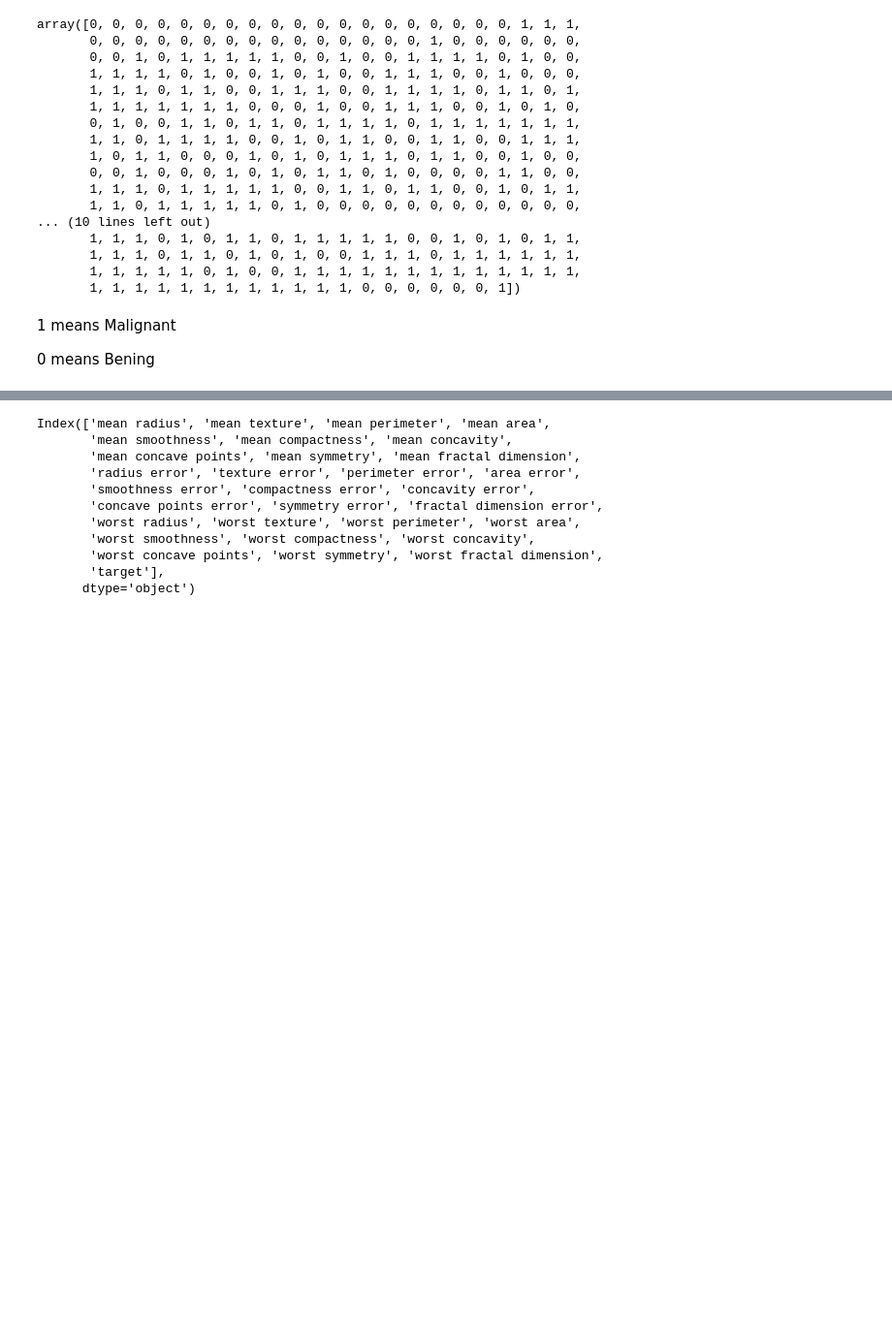
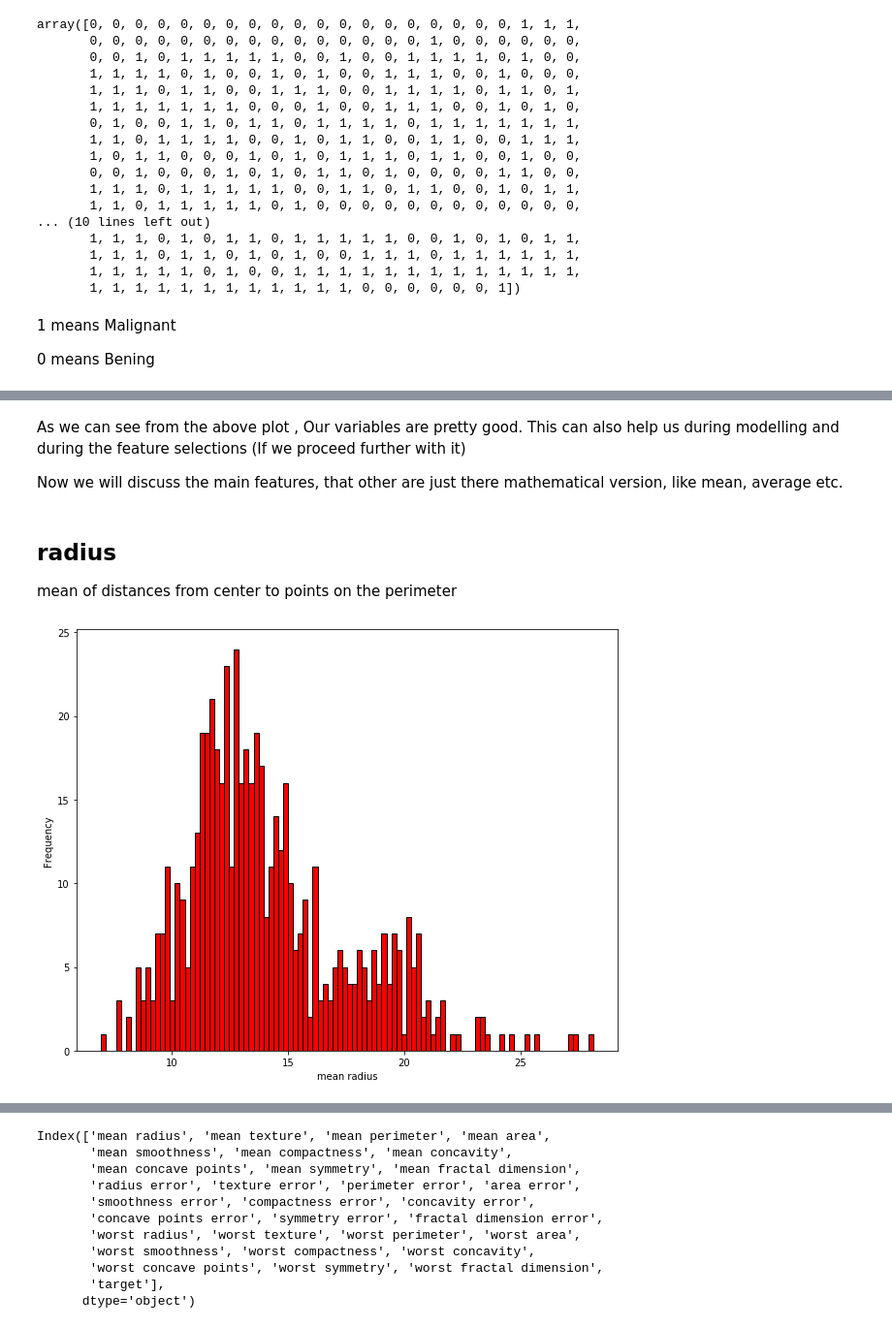
Before and after one commit to decodrtechnologies/Data-Science, a Jupyter notebook: Breast Cancer Dataset/KNN Implementation.ipynb, the cells around one changed output, grey strips where cells are left out. Shown: that part at 97% size. Cells and saved outputs as stored; diff of their text form; code cells hidden in the pictures; blank space fills up the shorter version.

```diff
--- a/Breast Cancer Dataset/KNN Implementation.ipynb
+++ b/Breast Cancer Dataset/KNN Implementation.ipynb
@@ -119,0 +182,13 @@ memory usage: 137.9 KB
+# %% [markdown]
+As we can see from the above plot , Our variables are pretty good. This can also help us during modelling and during the feature selections (If we proceed further with it)
+
+Now we will discuss the main features, that other are just there mathematical version, like mean, average etc.
+# %% [markdown]
+## radius
+mean of distances from center to points on the perimeter
+# %%
+#Using the histogram for analyses
+data['mean radius'].plot.hist(bins = 100 , figsize = (10 , 8),color='r',edgecolor='black').set(xlabel = 'mean radius')
+plt.show()
+# %% [output]
+[figure, added]
```
Also changed, not shown: parts of 56 cells of this notebook, 2 other files.
